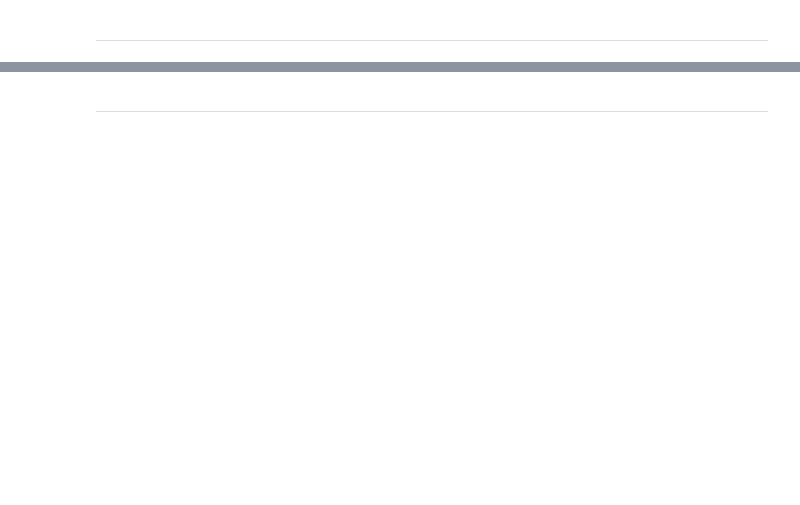
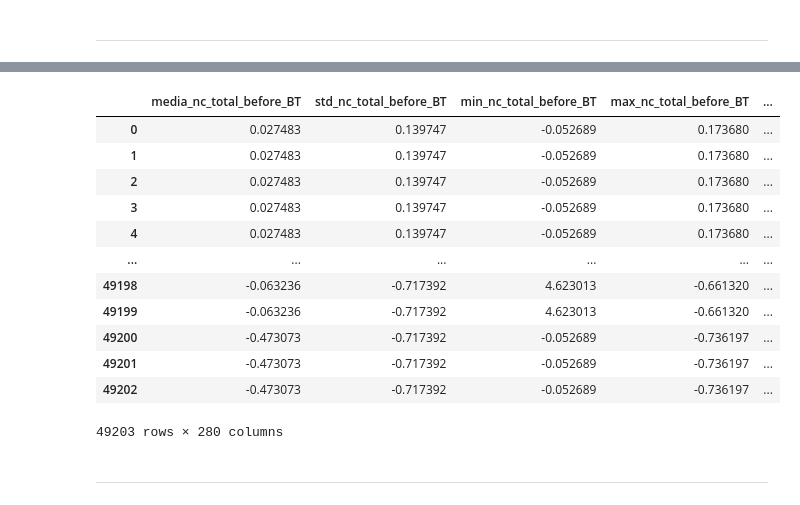
Before and after one commit to jtentor/DHDSFW, a Jupyter notebook: Features_01.ipynb, the cells around one changed output, grey strips where cells are left out. Saved outputs shown, nothing was run; the diff lists cells and outputs as text; code cells hidden in the pictures; blank space fills up the shorter version.

```diff
--- a/Features_01.ipynb
+++ b/Features_01.ipynb
@@ -265,3 +213,19 @@ Fitting 2 folds for each of 1 candidates, totalling 2 fits
+# %%
+X_train
+# %% [output]
+|  | media_nc_total_before_BT | std_nc_total_before_BT | min_nc_total_before_BT | max_nc_total_before_BT | ... |
+| 0 | 0.027483 | 0.139747 | -0.052689 | 0.173680 | ... |
+| 1 | 0.027483 | 0.139747 | -0.052689 | 0.173680 | ... |
+| 2 | 0.027483 | 0.139747 | -0.052689 | 0.173680 | ... |
+| 3 | 0.027483 | 0.139747 | -0.052689 | 0.173680 | ... |
+| 4 | 0.027483 | 0.139747 | -0.052689 | 0.173680 | ... |
+| ... | ... | ... | ... | ... | ... |
+| 49198 | -0.063236 | -0.717392 | 4.623013 | -0.661320 | ... |
+| 49199 | -0.063236 | -0.717392 | 4.623013 | -0.661320 | ... |
+| 49200 | -0.473073 | -0.717392 | -0.052689 | -0.736197 | ... |
+| 49201 | -0.473073 | -0.717392 | -0.052689 | -0.736197 | ... |
+| 49202 | -0.473073 | -0.717392 | -0.052689 | -0.736197 | ... |
+49203 rows × 280 columns
 # %% [markdown]
 ---
 # %%
```
Also changed, not shown: parts of 18 cells of this notebook.
